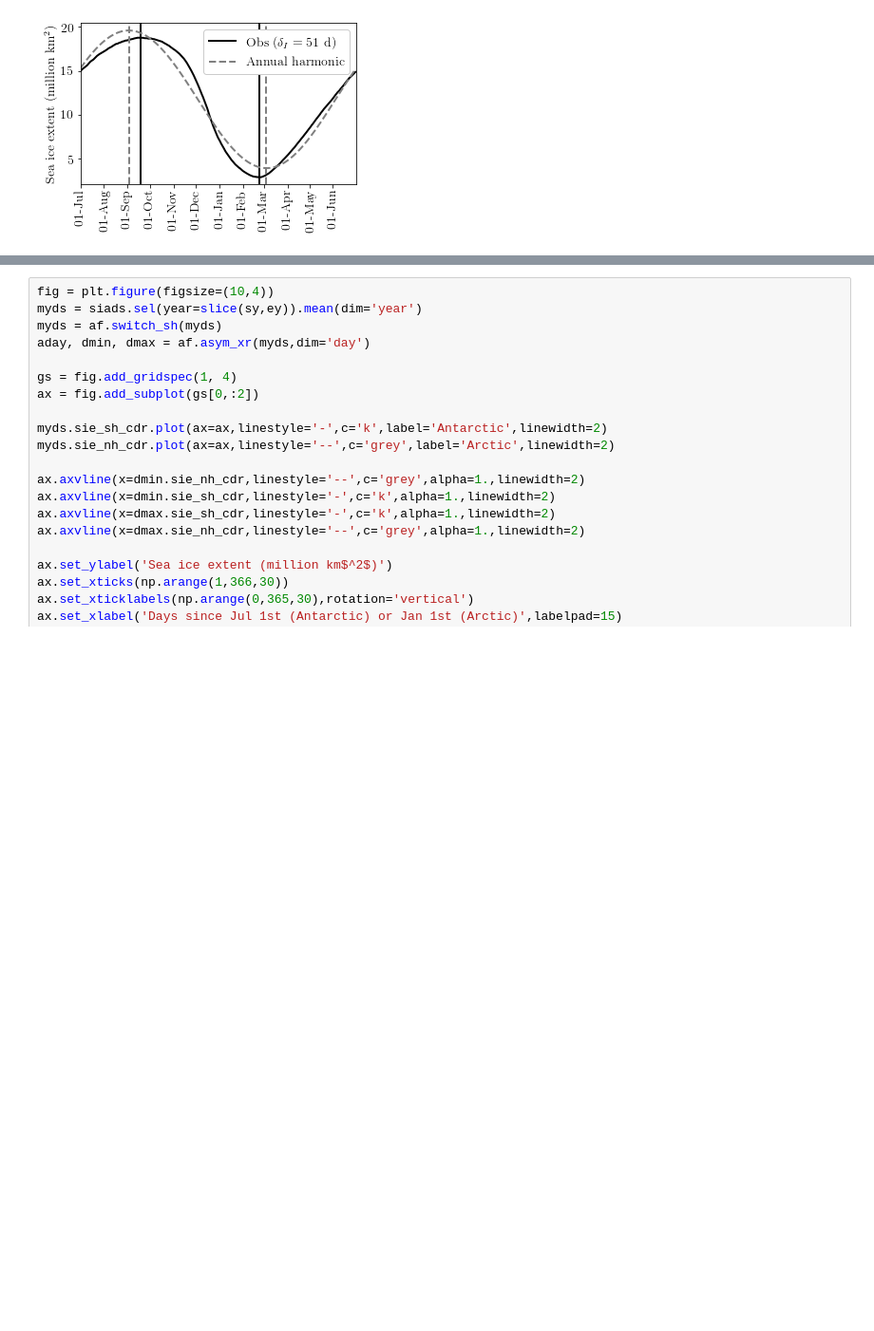
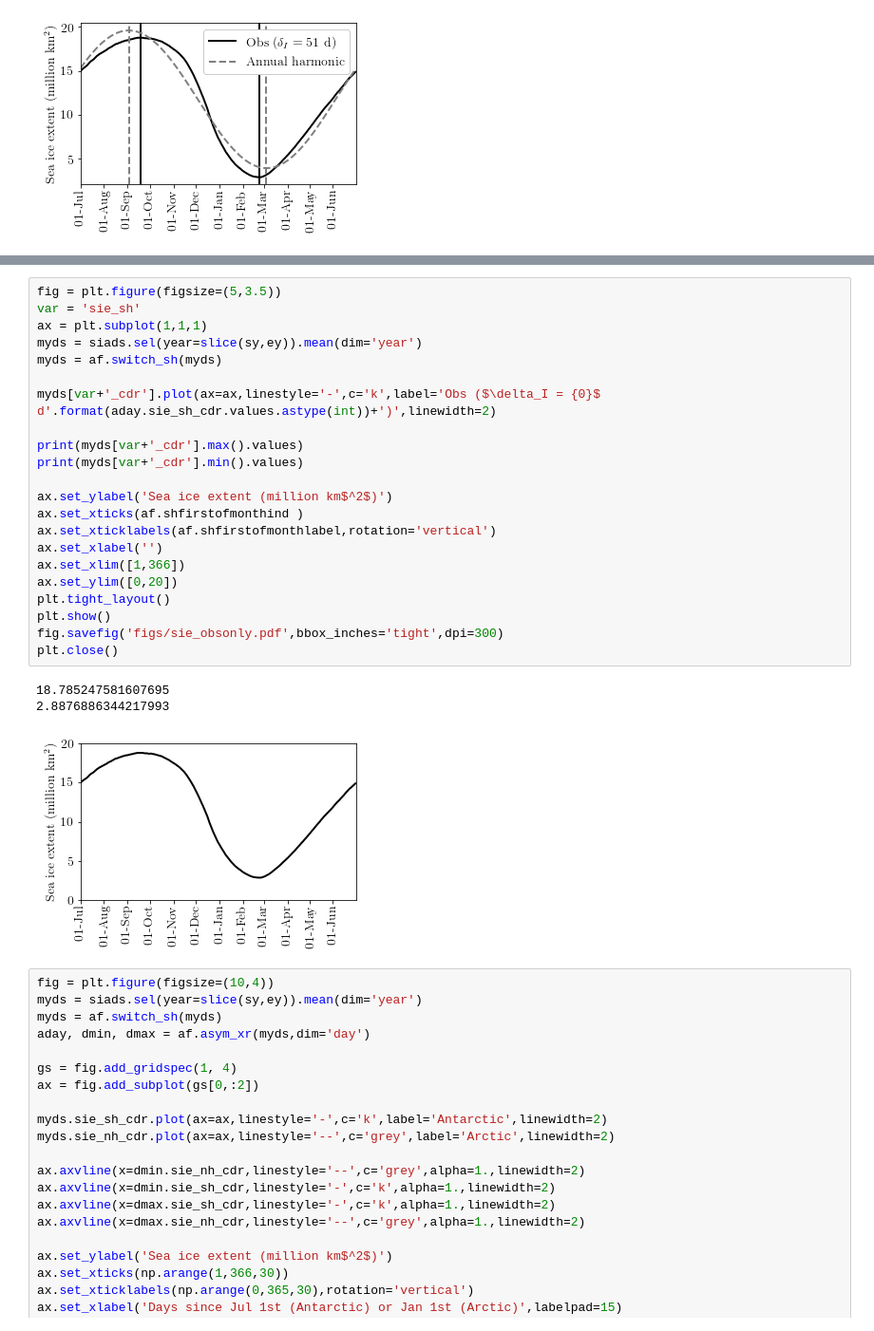
Before and after one commit to lettie-roach/analysis_antarctic-asym, a Jupyter notebook: aasym1_obs_cmip.ipynb, the cells around one changed output, grey strips where cells are left out. Shown at 95% size. Cells and saved outputs as stored; diff of their text form; blank space fills up the shorter version.

```diff
--- a/aasym1_obs_cmip.ipynb
+++ b/aasym1_obs_cmip.ipynb
@@ -100,3 +126,29 @@ Mean of harmonic is 11.7630
+# %%
+fig = plt.figure(figsize=(5,3.5))
+var = 'sie_sh'
+ax = plt.subplot(1,1,1)
+myds = siads.sel(year=slice(sy,ey)).mean(dim='year')
+myds = af.switch_sh(myds)
+
+myds[var+'_cdr'].plot(ax=ax,linestyle='-',c='k',label='Obs ($\delta_I = {0}$ d'.format(aday.sie_sh_cdr.values.astype(int))+')',linewidth=2)
+
+print(myds[var+'_cdr'].max().values)
+print(myds[var+'_cdr'].min().values)
+
+ax.set_ylabel('Sea ice extent (million km$^2$)')
+ax.set_xticks(af.shfirstofmonthind )
+ax.set_xticklabels(af.shfirstofmonthlabel,rotation='vertical')
+ax.set_xlabel('')
+ax.set_xlim([1,366])
+ax.set_ylim([0,20])
+plt.tight_layout()
+plt.show()
+fig.savefig('figs/sie_obsonly.pdf',bbox_inches='tight',dpi=300)
+plt.close()
+# %% [output]
+18.785247581607695
+2.8876886344217993
+[figure, added]
 # %%
 fig = plt.figure(figsize=(10,4))
 myds = siads.sel(year=slice(sy,ey)).mean(dim='year')
```
Also changed, not shown: parts of 4 cells of this notebook, 1 other file.
